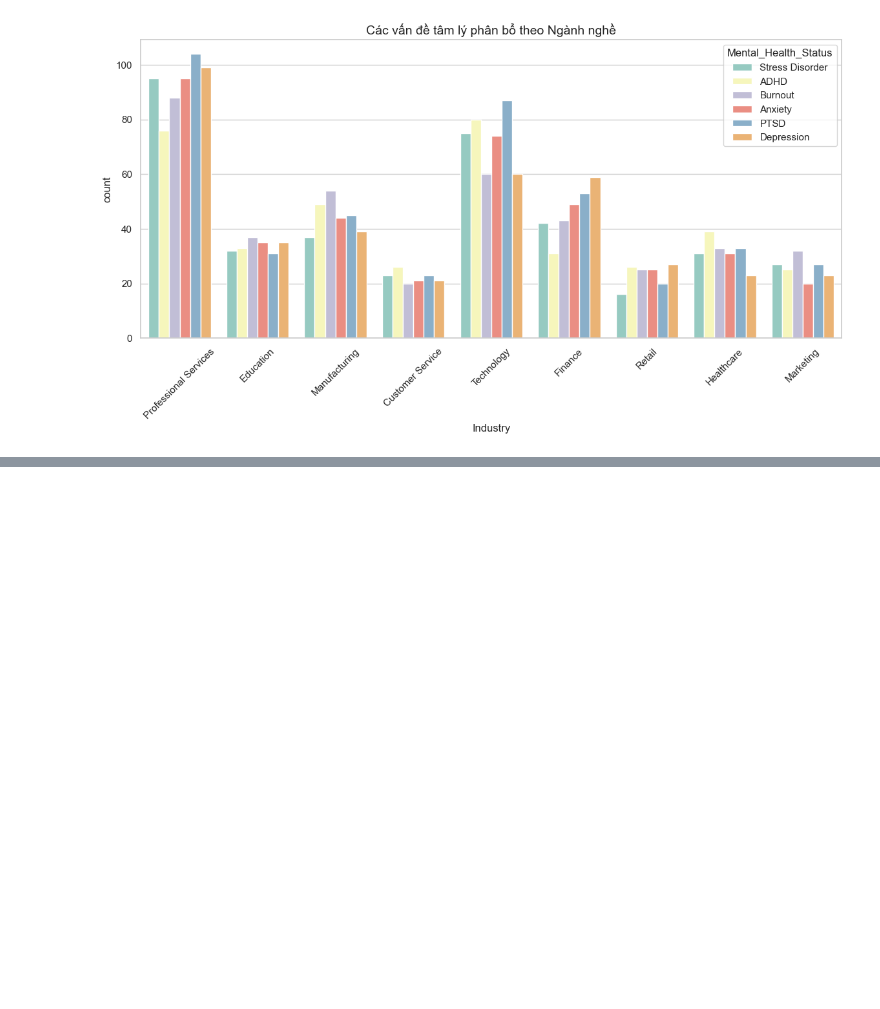
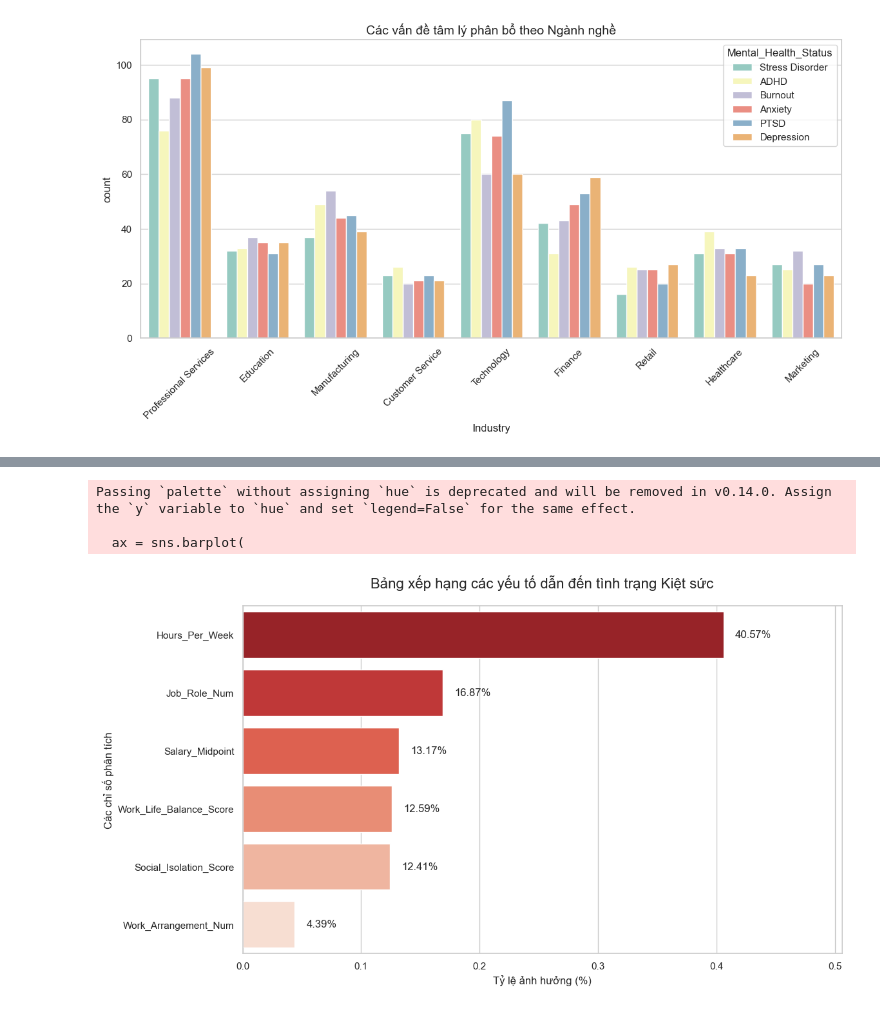
Before and after one commit to rahien123/Restaraunt-Rating-Prediction-, a Jupyter notebook: notebooks/EDA_Mental_Health.ipynb, the cells around one changed output, grey strips where cells are left out. Saved outputs shown, nothing was run; the diff lists cells and outputs as text; code cells hidden in the pictures; blank space fills up the shorter version.

```diff
--- a/notebooks/EDA_Mental_Health.ipynb
+++ b/notebooks/EDA_Mental_Health.ipynb
@@ -14,6 +14,7 @@ from src.data.load_data import load_raw_data
 from src.features.build_features import get_da_data,get_ds_data
 # %%
 df = load_raw_data()
+df_clean = get_da_data(df)
 sns.set_theme(style = 'whitegrid')
 df.head()
 # %% [output]
@@ -94,0 +116,42 @@ plt.show()
+# %%
+import matplotlib.pyplot as plt
+import seaborn as sns
+
+# 1. Trích xuất mức độ quan trọng và sắp xếp
+feature_importance = pd.DataFrame({
+    'Yếu tố': features,
+    'Mức độ đóng góp': rf.feature_importances_
+}).sort_values(by='Mức độ đóng góp', ascending=False)
+
+# 2. Vẽ biểu đồ
+plt.figure(figsize=(12, 7))
+sns.set_style("whitegrid")
+
+# Sử dụng màu sắc để làm nổi bật (màu đậm cho yếu tố quan trọng nhất)
+colors = sns.color_palette("Reds_r", len(feature_importance))
+
+ax = sns.barplot(
+    x='Mức độ đóng góp',
+    y='Yếu tố',
+    data=feature_importance,
+    palette=colors
+)
+
+# 3. Thêm nhãn số liệu trực tiếp lên thanh biểu đồ
+for p in ax.patches:
+    width = p.get_width()
+    ax.text(width + 0.01, p.get_y() + p.get_height()/2,
+            '{:1.2f}%'.format(width*100),
+            va='center')
+
+plt.title('Bảng xếp hạng các yếu tố dẫn đến tình trạng Kiệt sức', fontsize=16, pad=20)
+plt.xlabel('Tỷ lệ ảnh hưởng (%)', fontsize=12)
+plt.ylabel('Các chỉ số phân tích', fontsize=12)
+plt.xlim(0, max(feature_importance['Mức độ đóng góp']) + 0.1) # Tạo không gian cho nhãn chữ
+
+plt.show()
+# %% [output]
+Passing `palette` without assigning `hue` is deprecated and will be removed in v0.14.0. Assign the `y` variable to `hue` and set `legend=False` for the same effect.
+
+  ax = sns.barplot(
+[figure, added]
```
Also changed, not shown: parts of 8 cells of this notebook.
